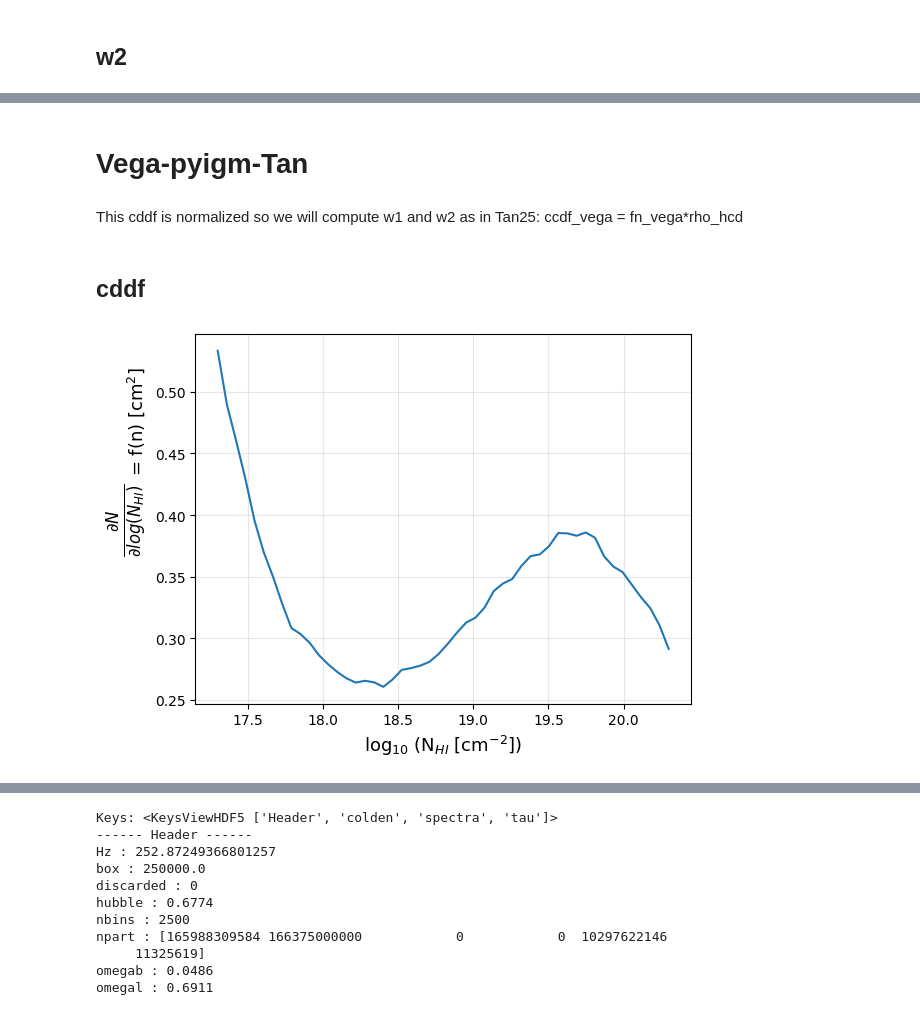
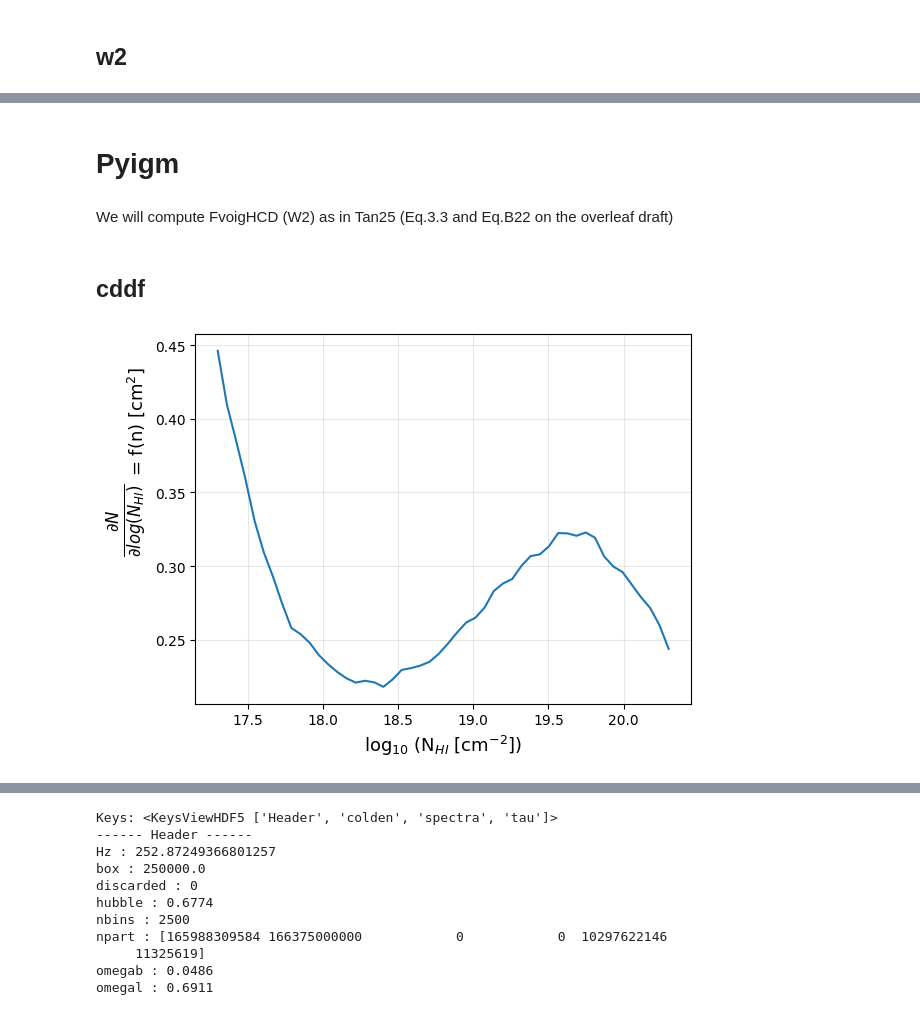
Before and after one commit to andreufont/astrid_hcd, a Jupyter notebook: MW11model/Comparisons/FVoigt=W2.ipynb, the cells around one changed output, grey strips where cells are left out. Saved outputs shown, nothing was run; the diff lists cells and outputs as text; code cells hidden in the pictures.

```diff
--- a/MW11model/Comparisons/FVoigt=W2.ipynb
+++ b/MW11model/Comparisons/FVoigt=W2.ipynb
@@ -101,20 +100,19 @@ plt.title(r'log(Nhi) $\in$ %.2f - %.2f' %(NHirange.min(), NHirange.max()));
 # %% [markdown]
-# Vega-pyigm-Tan
+# Pyigm
 # %% [markdown]
-This cddf is normalized so we will compute w1 and w2 as in Tan25: ccdf_vega = fn_vega*rho_hcd
+We will compute FvoigHCD (W2) as in Tan25 (Eq.3.3 and Eq.B22 on the overleaf draft)
 # %% [markdown]
 ## cddf
 # %%
 data_vega = np.loadtxt('/Users/lflores/Documents/Research/phd/hcd/work_in_progress/Comparisons/fn_nomasking.txt')
 integral = np.trapezoid(data_vega[0], data_vega[1])
-fn_vega = np.interp(NHirange, data_vega[1], data_vega[0]/integral)  # so it is normalized
-#fn_vega = np.interp(NHirange, data_vega[1], data_vega[0])
-fn_vega /= np.trapezoid(fn_vega, NHirange)
+data_vega[0] /= integral  # I was expecting integral = 1, but is somehow different. Tan specified that f(n) has to be area-normalized, so that is why I'm diving
+fn_vega = np.interp(NHirange, data_vega[1], data_vega[0])
 
 plt.plot(NHirange, fn_vega)
 plt.xlabel(r'log$_{10}$ (N$_{HI}$ [cm$^{-2}])$', fontsize=13)
 plt.ylabel(r'$\frac{\partial N}{\partial log(N_{HI})}$', fontsize=17)
 plt.text(-0.14, 0.63, r'= f(n) [cm$^2$]', transform=plt.gca().transAxes, fontsize=13, rotation=90)
 plt.grid(alpha=0.3)
 # %% [output]
-[figure, old version]
+[figure, new version]
```
Also changed, not shown: parts of 31 cells of this notebook, 5 other files.
